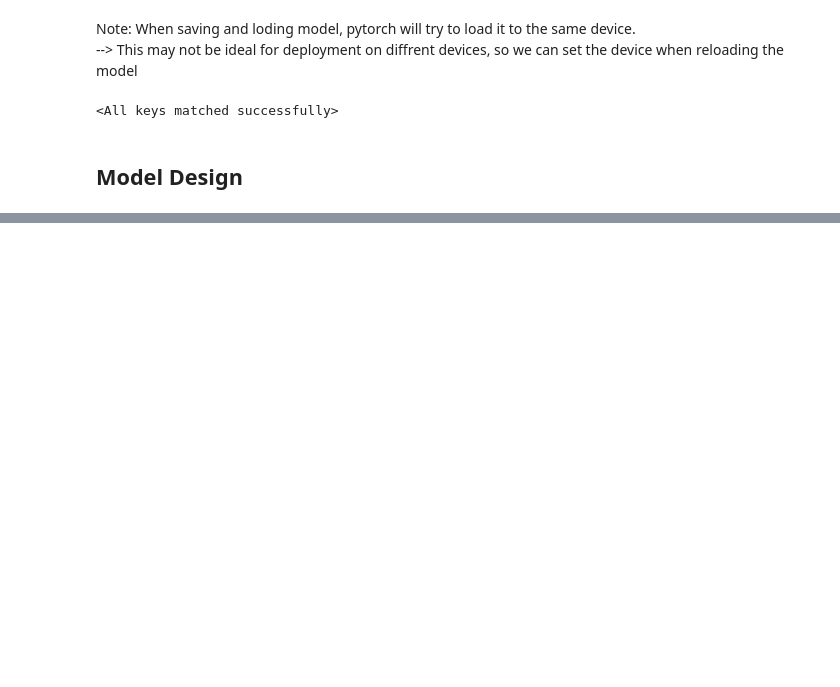
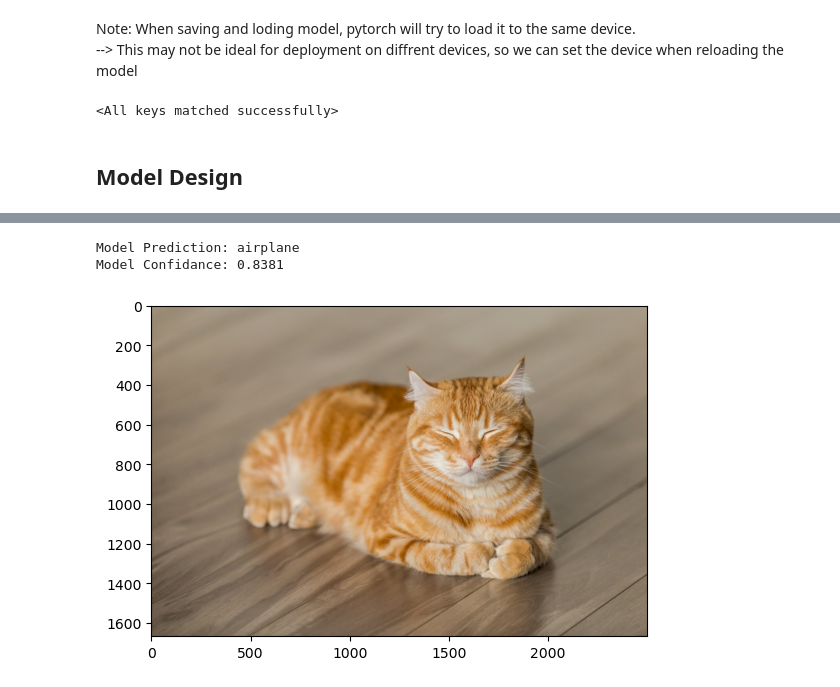
Before and after one commit to mustafahamoody/learning, a Jupyter notebook: pytorch_learning/part1/ch8.ipynb, the cells around one changed output, grey strips where cells are left out. Cells and saved outputs as stored; diff of their text form; code cells hidden in the pictures; blank space fills up the shorter version.

```diff
--- a/pytorch_learning/part1/ch8.ipynb
+++ b/pytorch_learning/part1/ch8.ipynb
@@ -516,0 +847,8 @@ def training_loop_L2Reg(n_epochs, model, optimizer, loss_fn, train_loader):
+# %%
+# Neither bird or airplane, yet high accuracy
+cat_path = 'data/ch8/cat.jpg'
+test(cat_path)
+# %% [output]
+Model Prediction: airplane
+Model Confidance: 0.8381
+[figure, added]
```
Also changed, not shown: parts of 44 cells of this notebook, 8 other files.
